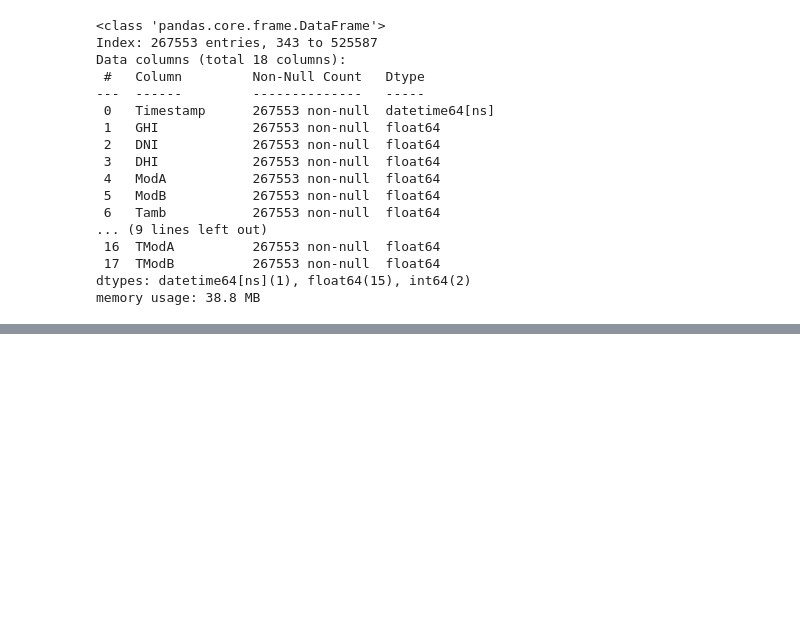
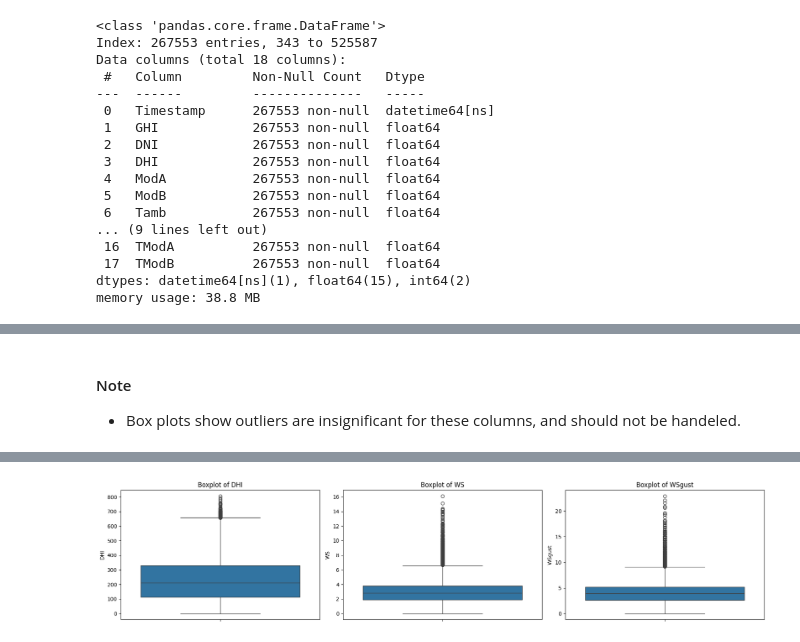
Before and after one commit to Ty-Miki/solar-challenge-week0, a Jupyter notebook: notebooks/eda_togo.ipynb, the cells around one changed output, grey strips where cells are left out. Saved outputs shown, nothing was run; the diff lists cells and outputs as text; code cells hidden in the pictures; blank space fills up the shorter version.

```diff
--- a/notebooks/eda_togo.ipynb
+++ b/notebooks/eda_togo.ipynb
@@ -102,0 +137,8 @@ day_time_df.describe()
+# %% [markdown]
+#### Note
+
+- Box plots show outliers are insignificant for these columns, and should not be handeled.
+# %%
+# boxplots for columns with large number of outliers
+plot_gen.plot_box(df=day_time_df, columns=['DHI', 'WS', 'WSgust'])
+# %% [output]
@@ -102,0 +148 @@ day_time_df.describe()
+[figure, added]
```
Also changed, not shown: parts of 13 cells of this notebook.
